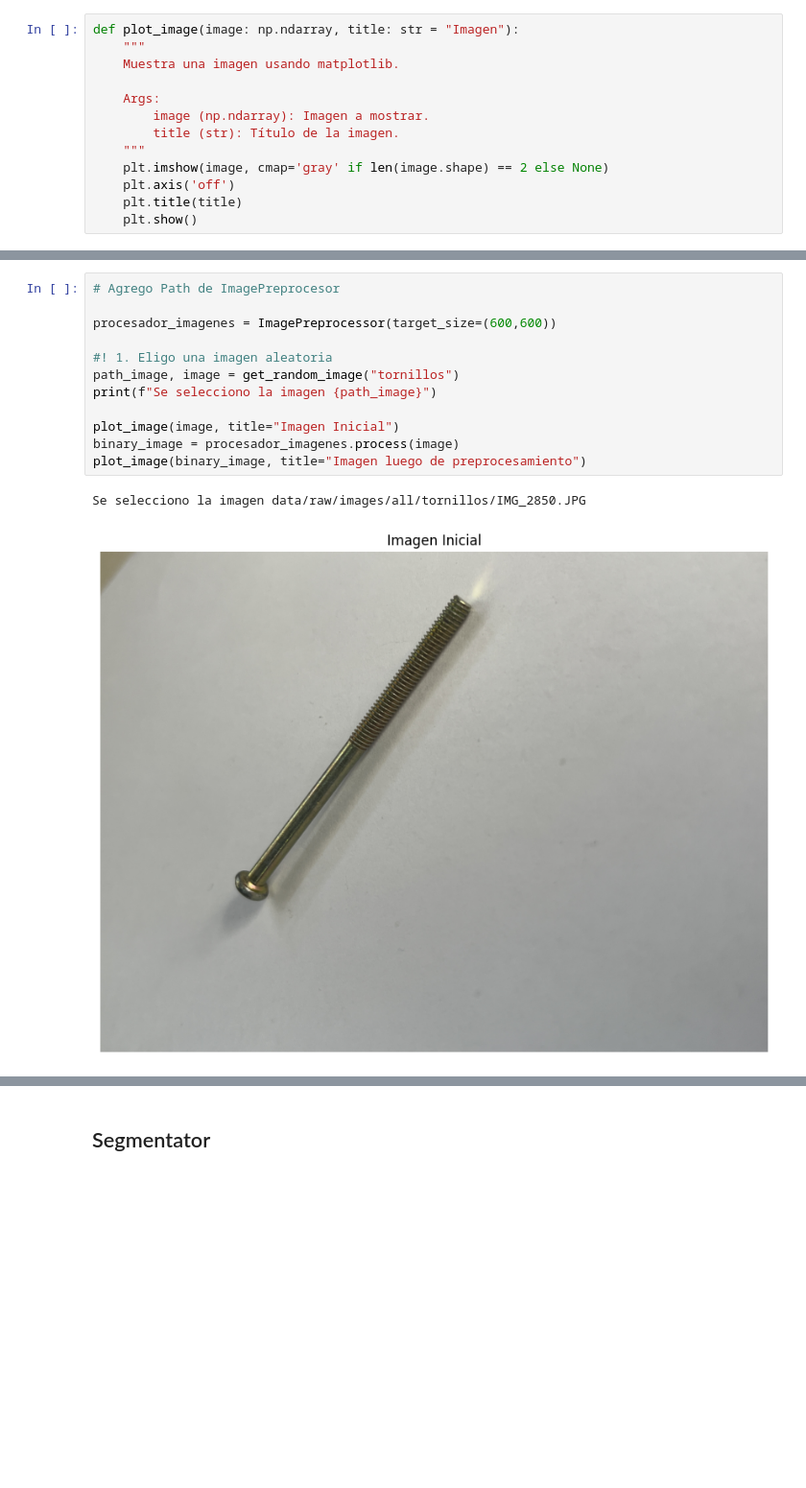
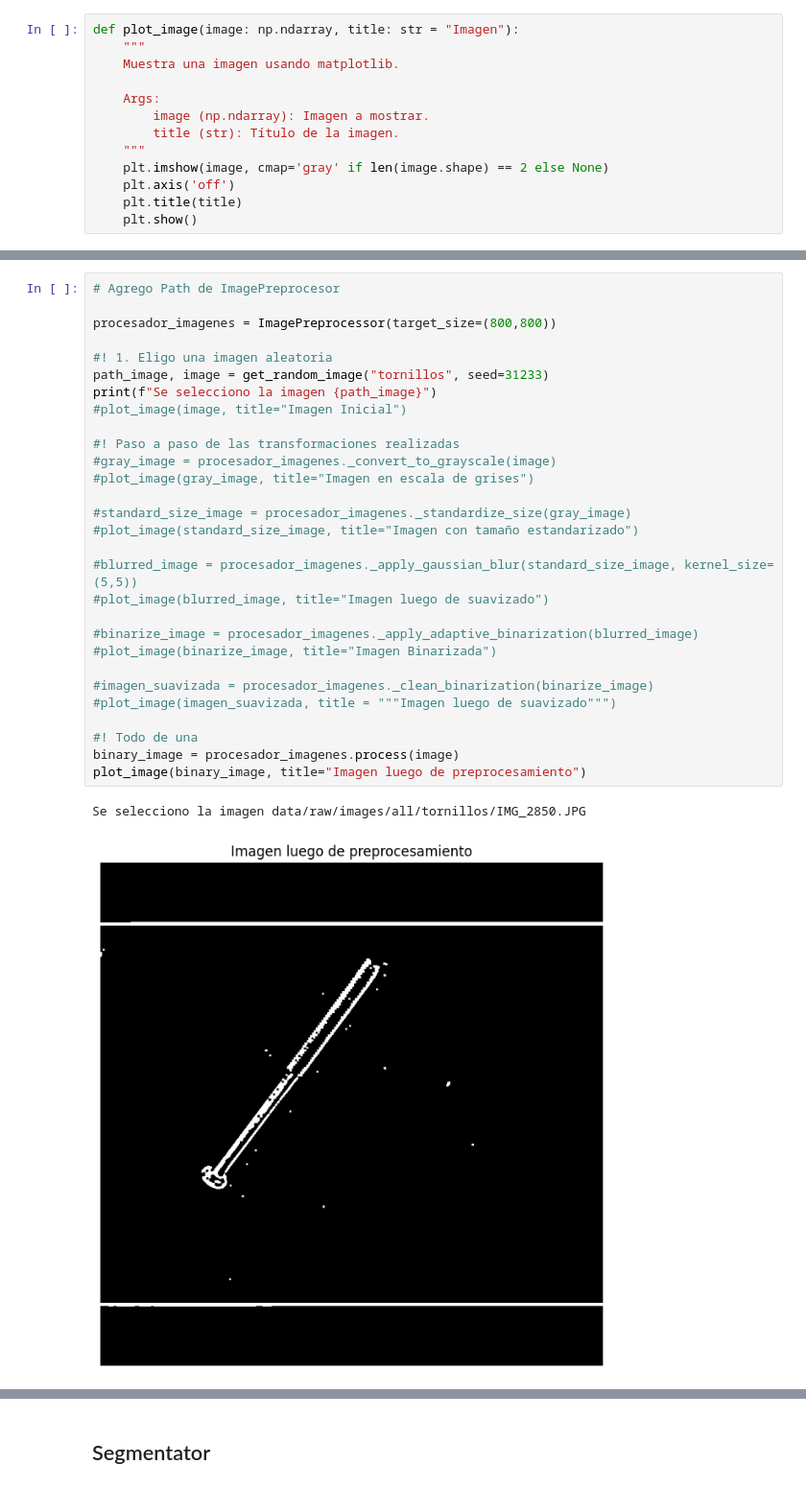
Before and after one commit to germanricco/trabajo-final-IA1, a Jupyter notebook: Pruebas.ipynb, the cells around one changed output, grey strips where cells are left out. Shown at 96% size. Saved outputs shown, nothing was run; the diff lists cells and outputs as text; blank space fills up the shorter version.

```diff
--- a/Pruebas.ipynb
+++ b/Pruebas.ipynb
@@ -150,15 +152,32 @@ Se selecciono la imagen data/raw/images/all/tornillos/IMG_2876.JPG
 # %%
 # Agrego Path de ImagePreprocesor
 
-procesador_imagenes = ImagePreprocessor(target_size=(600,600))
+procesador_imagenes = ImagePreprocessor(target_size=(800,800))
 
 #! 1. Eligo una imagen aleatoria
-path_image, image = get_random_image("tornillos")
+path_image, image = get_random_image("tornillos", seed=31233)
 print(f"Se selecciono la imagen {path_image}")
+#plot_image(image, title="Imagen Inicial")
 
-plot_image(image, title="Imagen Inicial")
+#! Paso a paso de las transformaciones realizadas
+#gray_image = procesador_imagenes._convert_to_grayscale(image)
+#plot_image(gray_image, title="Imagen en escala de grises")
+
+#standard_size_image = procesador_imagenes._standardize_size(gray_image)
+#plot_image(standard_size_image, title="Imagen con tamaño estandarizado")
+
+#blurred_image = procesador_imagenes._apply_gaussian_blur(standard_size_image, kernel_size=(5,5))
+#plot_image(blurred_image, title="Imagen luego de suavizado")
+
+#binarize_image = procesador_imagenes._apply_adaptive_binarization(blurred_image)
+#plot_image(binarize_image, title="Imagen Binarizada")
+
+#imagen_suavizada = procesador_imagenes._clean_binarization(binarize_image)
+#plot_image(imagen_suavizada, title = """Imagen luego de suavizado""")
+
+#! Todo de una
 binary_image = procesador_imagenes.process(image)
 plot_image(binary_image, title="Imagen luego de preprocesamiento")
 # %% [output]
 Se selecciono la imagen data/raw/images/all/tornillos/IMG_2850.JPG
-[figure, old version]
+[figure, new version]
```
Also changed, not shown: parts of 5 cells of this notebook, 2 other files.
